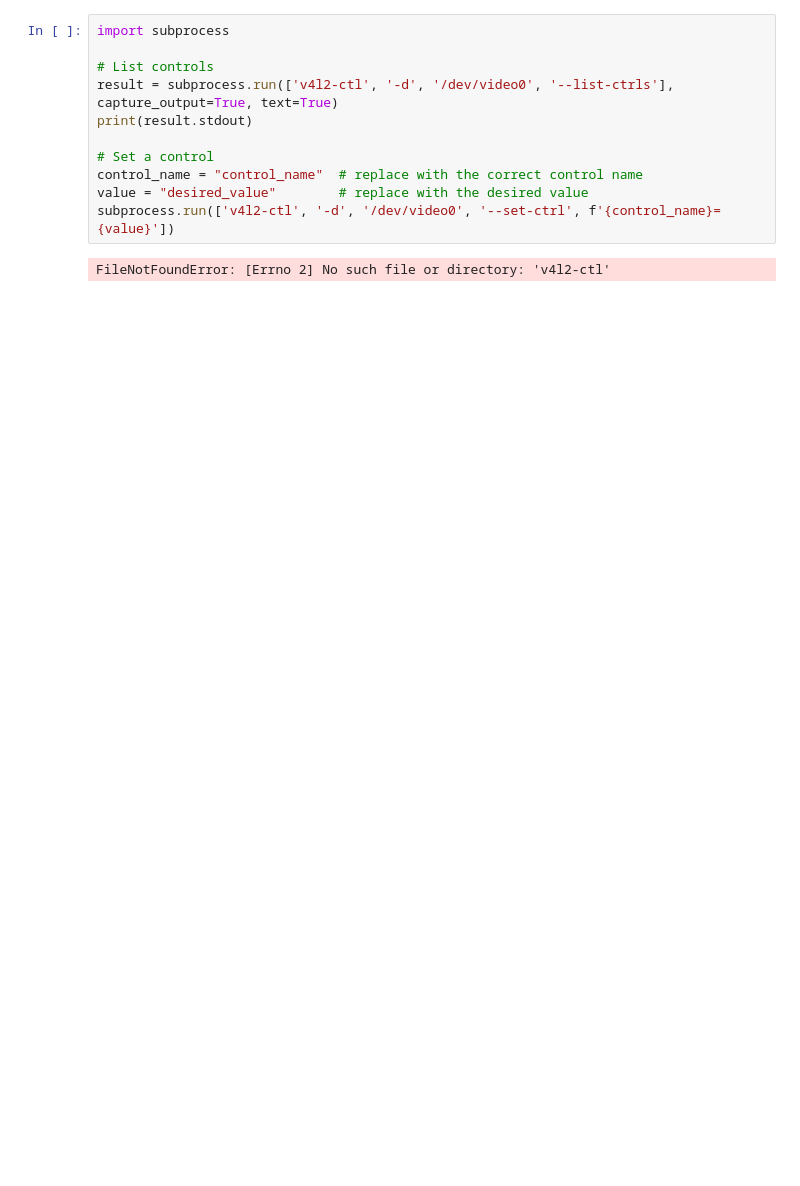
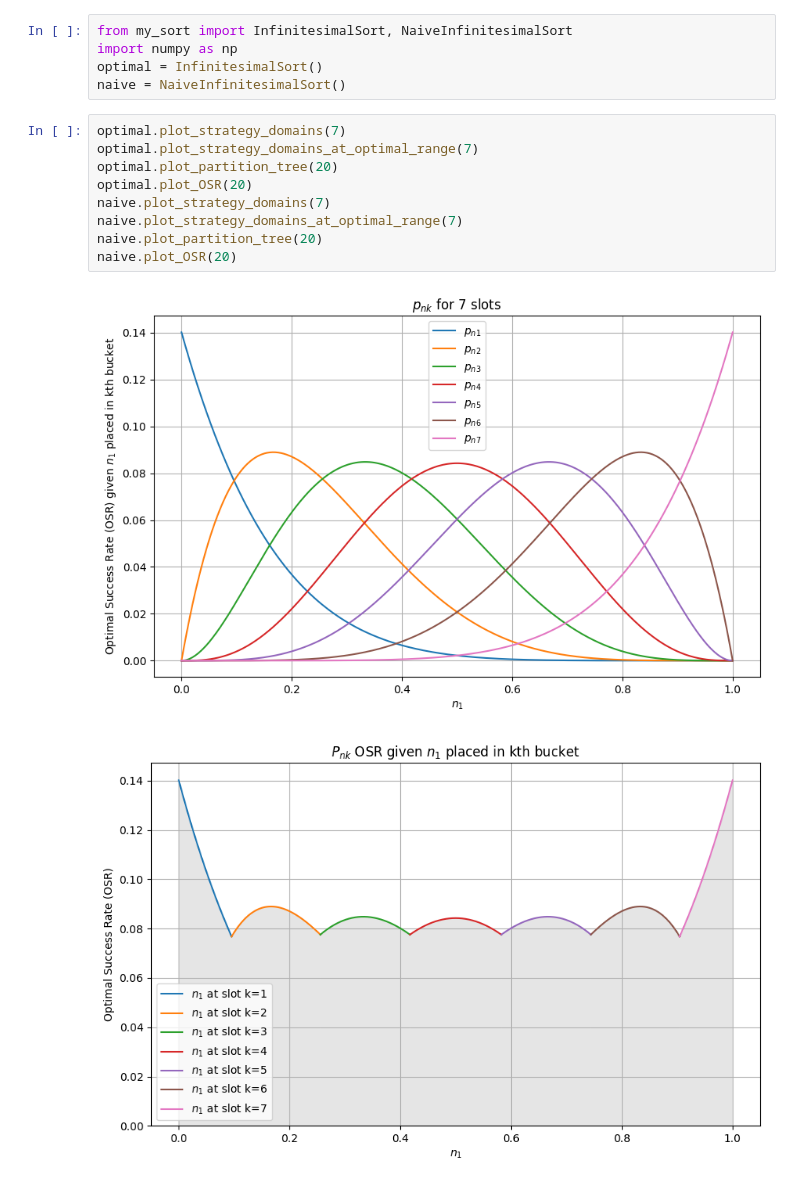
Before and after one commit to PabloRuizCuevas/probability-sorting, a Jupyter notebook: Untitled.ipynb, the cells around one changed output. Cells and saved outputs as stored; diff of their text form; blank space fills up the shorter version.

```diff
--- a/Untitled.ipynb
+++ b/Untitled.ipynb
@@ -61,13 +1,17 @@ ERROR: Could not build wheels for pyv4l2, which is required to install pyproject
-# %%
-import subprocess
-
-# List controls
-result = subprocess.run(['v4l2-ctl', '-d', '/dev/video0', '--list-ctrls'], capture_output=True, text=True)
-print(result.stdout)
-
-# Set a control
-control_name = "control_name"  # replace with the correct control name
-value = "desired_value"        # replace with the desired value
-subprocess.run(['v4l2-ctl', '-d', '/dev/video0', '--set-ctrl', f'{control_name}={value}'])
-# %% [output]
-FileNotFoundError: [Errno 2] No such file or directory: 'v4l2-ctl'
+# %%
+from my_sort import InfinitesimalSort, NaiveInfinitesimalSort
+import numpy as np
+optimal = InfinitesimalSort()
+naive = NaiveInfinitesimalSort()
+# %%
+optimal.plot_strategy_domains(7)
+optimal.plot_strategy_domains_at_optimal_range(7)
+optimal.plot_partition_tree(20)
+optimal.plot_OSR(20)
+naive.plot_strategy_domains(7)
+naive.plot_strategy_domains_at_optimal_range(7)
+naive.plot_partition_tree(20)
+naive.plot_OSR(20)
+# %% [output]
+[figure, added]
+[figure, added]
```
Also changed, not shown: parts of 22 cells of this notebook, 12 other files.
